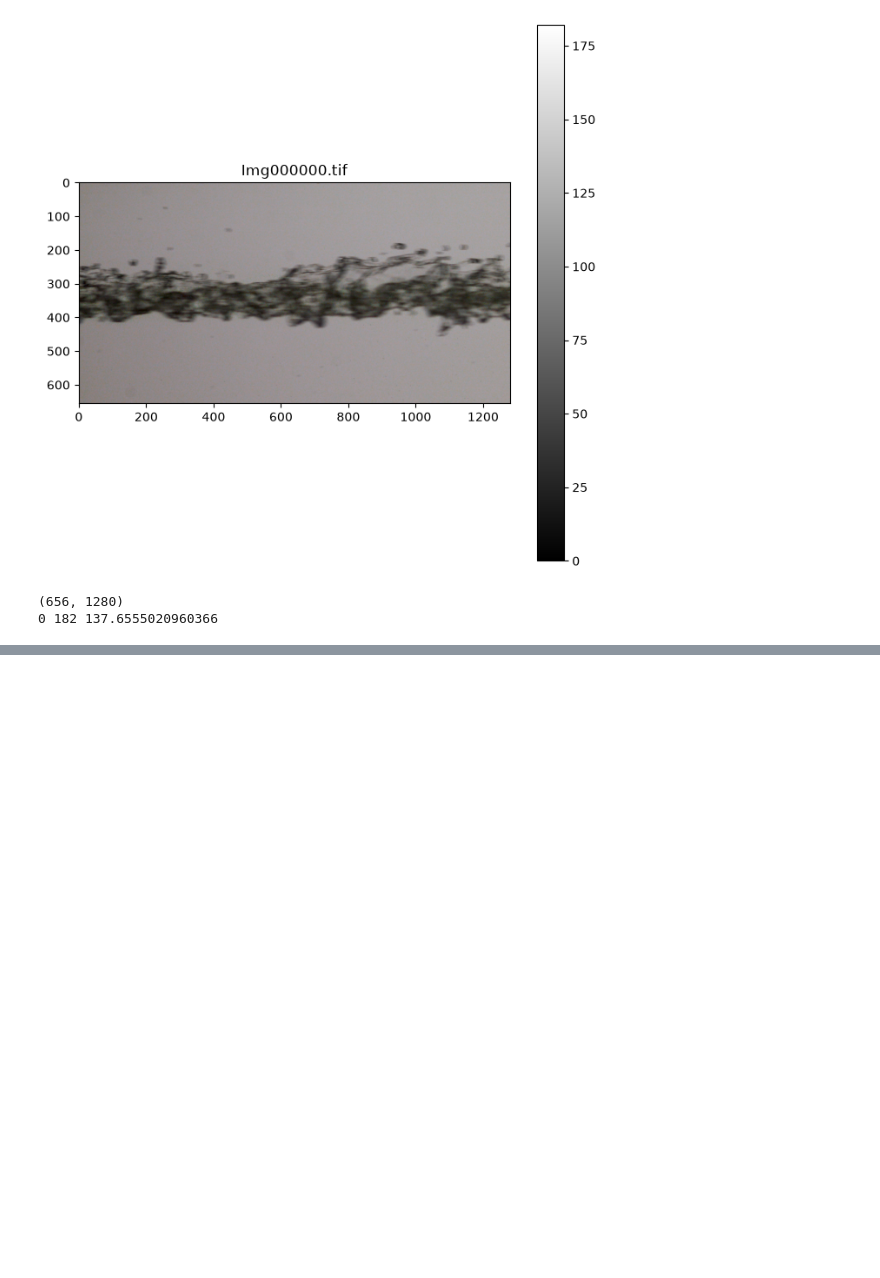
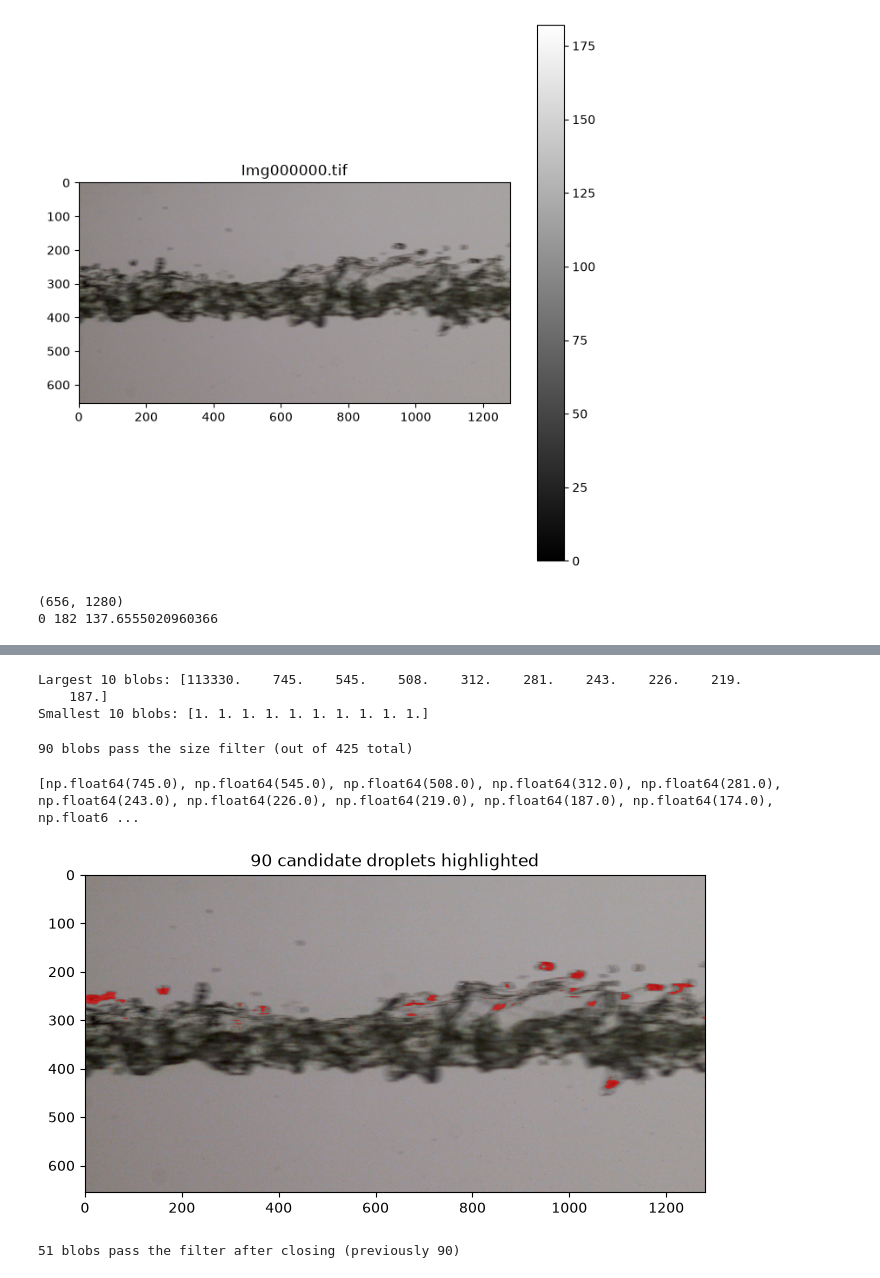
Before and after one commit to attahpt-cmyk/droplet-vision, a Jupyter notebook: notebooks/06_real_data_exploration.ipynb, the cells around one changed output, grey strips where cells are left out. Cells and saved outputs as stored; diff of their text form; code cells hidden in the pictures; blank space fills up the shorter version.

```diff
--- a/notebooks/06_real_data_exploration.ipynb
+++ b/notebooks/06_real_data_exploration.ipynb
@@ -48,0 +77,50 @@ plt.show()
+# %%
+import numpy as np
+
+sizes_sorted = np.sort(sizes)[::-1]
+print("Largest 10 blobs:", sizes_sorted[:10])
+print("Smallest 10 blobs:", sizes_sorted[-10:])
+# %% [output]
+Largest 10 blobs: [113330.    745.    545.    508.    312.    281.    243.    226.    219.
+    187.]
+Smallest 10 blobs: [1. 1. 1. 1. 1. 1. 1. 1. 1. 1.]
+# %%
+min_area = 5
+max_area = 2500
+valid_labels = [i + 1 for i, size in enumerate(sizes) if min_area <= size <= max_area]
+print(f"{len(valid_labels)} blobs pass the size filter (out of {num_features} total)")
+# %% [output]
+90 blobs pass the size filter (out of 425 total)
+# %%
+valid_sizes = [sizes[i - 1] for i in valid_labels]
+print(sorted(valid_sizes, reverse=True))
+# %% [output]
+[np.float64(745.0), np.float64(545.0), np.float64(508.0), np.float64(312.0), np.float64(281.0), np.float64(243.0), np.float64(226.0), np.float64(219.0), np.float64(187.0), np.float64(174.0), np.float6 ...
+# %%
+import numpy.ma as ma
+masked_overlay = ma.masked_where(~mask_filtered, mask_filtered)
+plt.figure(figsize=(8, 8))
+plt.imshow(first_image)
+plt.imshow(masked_overlay, cmap="autumn", alpha=0.6)
+plt.title(f"{len(valid_labels)} candidate droplets highlighted")
+plt.show()
+# %% [output]
+[figure, added]
+# %%
+from scipy import ndimage as ndi
+
+structure = np.array([[0, 1, 0], [1, 1, 1], [0, 1, 0]])
+
+binary_closed = ndi.binary_closing(binary, structure=structure)
+
+labeled_closed, num_closed = ndi.label(binary_closed)
+sizes_closed = ndi.sum(binary_closed, labeled_closed, range(1, num_closed + 1))
+
+valid_labels_closed = [
+    i + 1 for i, size in enumerate(sizes_closed) if min_area <= size <= max_area
+]
+print(
+    f"{len(valid_labels_closed)} blobs pass the filter after closing (previously {len(valid_labels)})"
+)
+# %% [output]
+51 blobs pass the filter after closing (previously 90)
```
Also changed, not shown: parts of 14 cells of this notebook.
